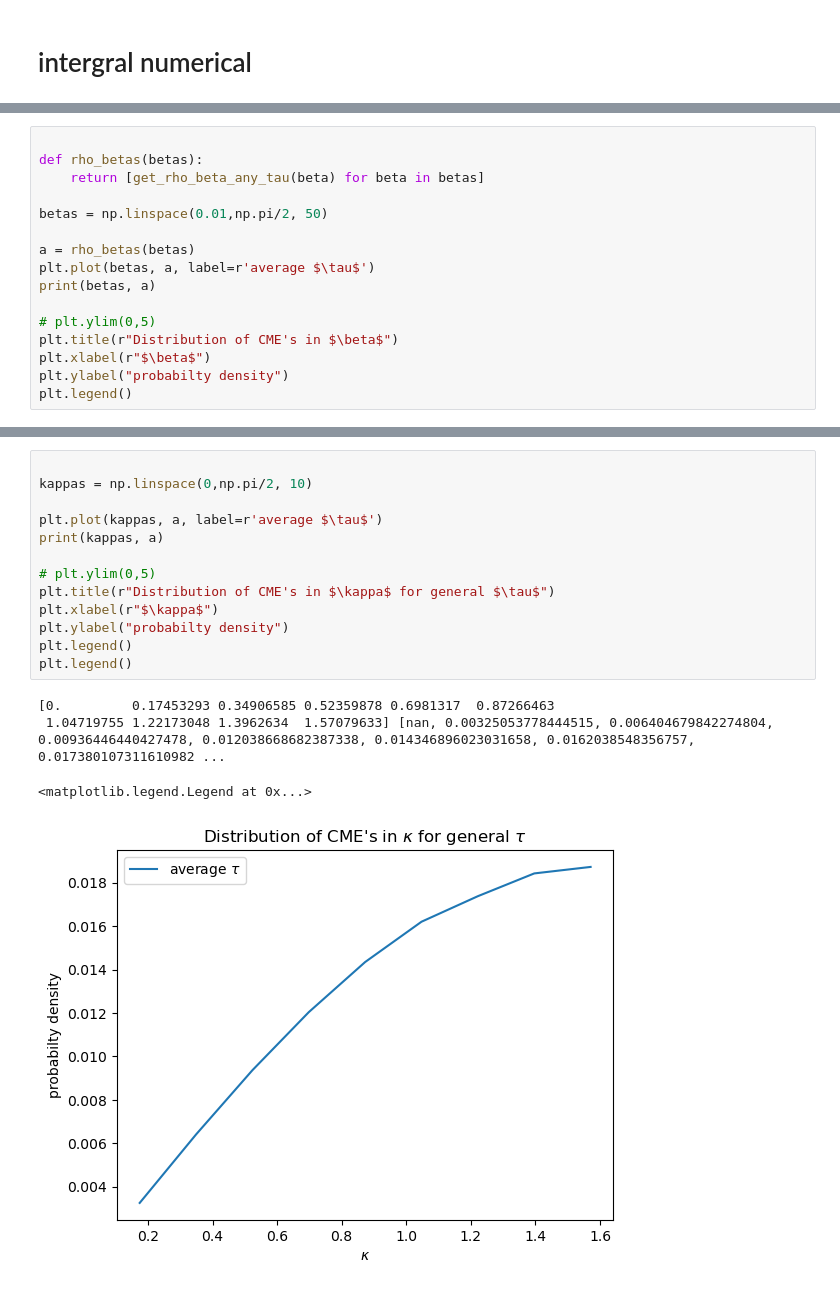
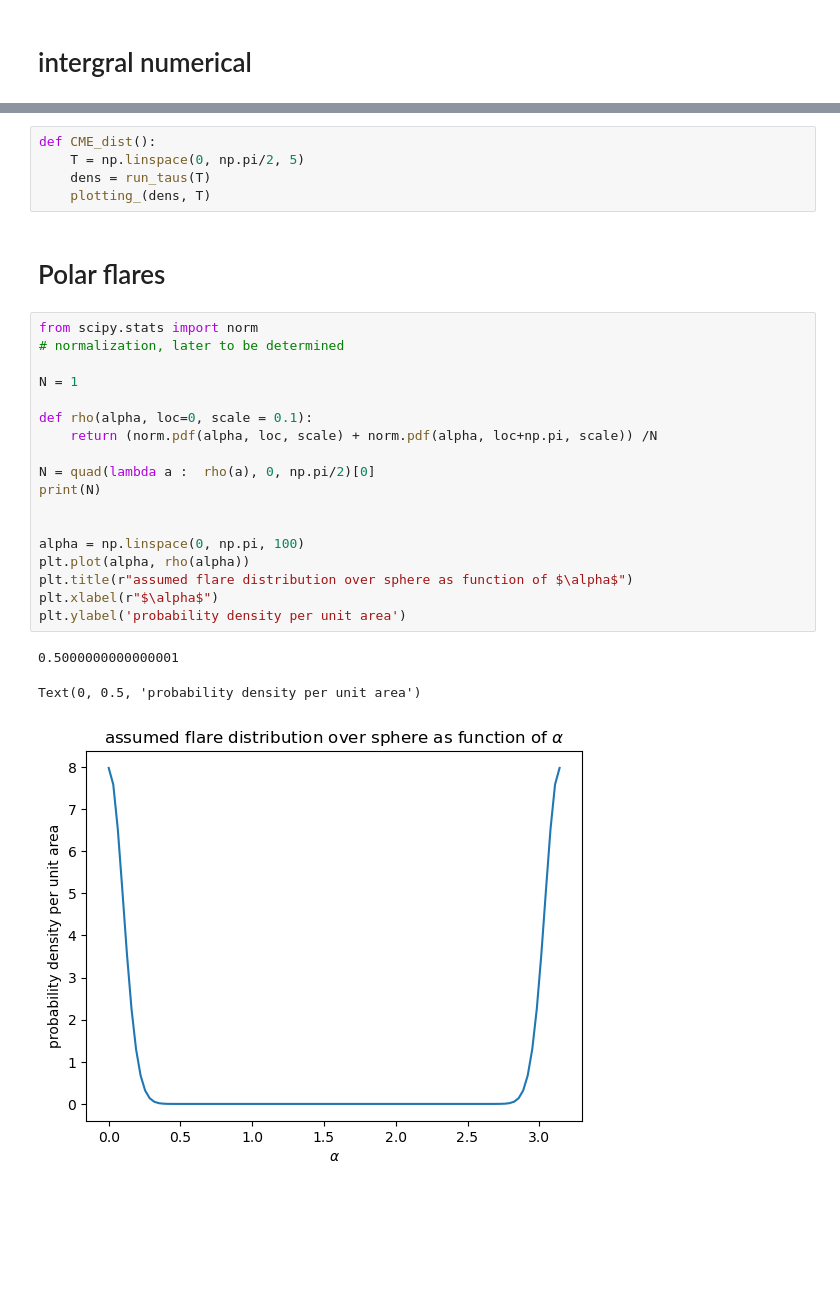
Before and after one commit to demichieldewilde/CME_distribution, a Jupyter notebook: CME_distribution_ni.ipynb, the cells around one changed output, grey strips where cells are left out. Saved outputs shown, nothing was run; the diff lists cells and outputs as text; blank space fills up the shorter version.

```diff
--- a/CME_distribution_ni.ipynb
+++ b/CME_distribution_ni.ipynb
@@ -296,16 +279,0 @@ def get_rho_beta_any_tau(beta):
-# %%
-
-def rho_betas(betas):
-    return [get_rho_beta_any_tau(beta) for beta in betas]
-
-betas = np.linspace(0.01,np.pi/2, 50)
-
-a = rho_betas(betas)
-plt.plot(betas, a, label=r'average $\tau$')
-print(betas, a)
-
-# plt.ylim(0,5)
-plt.title(r"Distribution of CME's in $\beta$")
-plt.xlabel(r"$\beta$")
-plt.ylabel("probabilty density")
-plt.legend()
@@ -407,18 +280,29 @@ For params beta=1.5707963267948966we find the distibution to be 0.01872793158759
-# %%
-
-kappas = np.linspace(0,np.pi/2, 10)
-
-plt.plot(kappas, a, label=r'average $\tau$')
-print(kappas, a)
-
-# plt.ylim(0,5)
-plt.title(r"Distribution of CME's in $\kappa$ for general $\tau$")
-plt.xlabel(r"$\kappa$")
-plt.ylabel("probabilty density")
-plt.legend()
-plt.legend()
-# %% [output]
-[0.         0.17453293 0.34906585 0.52359878 0.6981317  0.87266463
- 1.04719755 1.22173048 1.3962634  1.57079633] [nan, 0.00325053778444515, 0.006404679842274804, 0.00936446440427478, 0.012038668682387338, 0.014346896023031658, 0.0162038548356757, 0.017380107311610982 ...
-<matplotlib.legend.Legend at 0x...>
-[figure, removed]
+# %%
+def CME_dist():
+    T = np.linspace(0, np.pi/2, 5)
+    dens = run_taus(T)
+    plotting_(dens, T)
+# %% [markdown]
+# Polar flares
+# %%
+from scipy.stats import norm
+# normalization, later to be determined
+
+N = 1
+
+def rho(alpha, loc=0, scale = 0.1):
+    return (norm.pdf(alpha, loc, scale) + norm.pdf(alpha, loc+np.pi, scale)) /N
+
+N = quad(lambda a :  rho(a), 0, np.pi/2)[0]
+print(N)
+
+
+alpha = np.linspace(0, np.pi, 100)
+plt.plot(alpha, rho(alpha))
+plt.title(r"assumed flare distribution over sphere as function of $\alpha$")
+plt.xlabel(r"$\alpha$")
+plt.ylabel('probability density per unit area')
+# %% [output]
+0.5000000000000001
+Text(0, 0.5, 'probability density per unit area')
+[figure, added]
```
Also changed, not shown: parts of 21 cells of this notebook, 3 other files.
